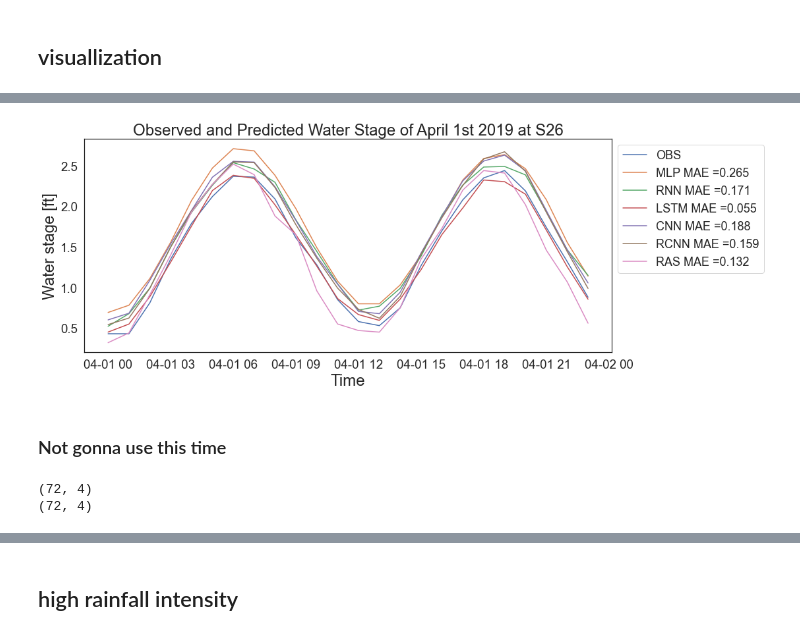
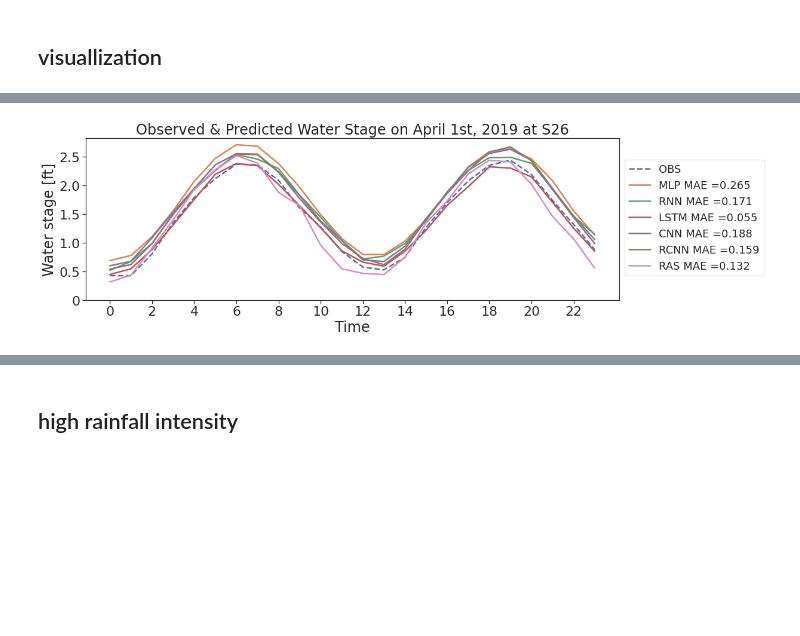
Before and after one commit to JimengShi/DL-WaLeF, a Jupyter notebook: post_processing/Post-processing.ipynb, the cells around one changed output, grey strips where cells are left out. Drawn from its saved outputs; the diff is of its cells as text; code cells hidden in the pictures; blank space fills up the shorter version.

```diff
--- a/post_processing/Post-processing.ipynb
+++ b/post_processing/Post-processing.ipynb
@@ -166,0 +197,4 @@ print(rmse(true_to_seires.iloc[:, 92:96], conv_rnn.iloc[:, 92:96]))
+# %%
+error_ras_concat = pd.concat([error_ras.loc[:, 'S1_ERROR'], error_ras.loc[:, 'S25A_TW_ERROR'], error_ras.loc[:, 'S25B_TW_ERROR'], error_ras.loc[:, 'S26_TW_ERROR']], axis=1)
+error_ras_concat = pd.DataFrame(error_ras_concat)
+error_ras_concat
@@ -166,0 +372,7 @@ print(rmse(true_to_seires.iloc[:, 92:96], conv_rnn.iloc[:, 92:96]))
+# %%
+models = ['MLP', 'RNN', 'LSTM', 'CNN', 'RCNN']
+for i in range(len(models)):
+    print("Model:", models[i])
+    model = error_model_concat_16st.iloc[:, i]
+    print(len(model[model > 0.5]) / len(model) * 100 + len(model[model < -0.5]) / len(model) * 100)
+    print('     ')
@@ -166,0 +422,7 @@ print(rmse(true_to_seires.iloc[:, 92:96], conv_rnn.iloc[:, 92:96]))
+# %%
+models = ['MLP', 'RNN', 'LSTM', 'CNN', 'RCNN']
+for i in range(len(models)):
+    print("Model:", models[i])
+    model = error_model_concat_24st.iloc[:, i]
+    print(len(model[model > 0.5]) / len(model) * 100 + len(model[model < -0.5]) / len(model) * 100)
+    print('     ')
@@ -400,7 +707,7 @@ print(mae(true_to_seires.iloc[:, -1], conv_rnn.iloc[:, -1]))
 # %% [markdown]
 ## Violin plot 3.1.2
 # %%
-hecras = pd.read_csv('C:/Users/59713/Desktop/ML optimal flow/ML/Task2/task-2.csv')
+hecras = pd.read_csv('../data/task-2.csv')
 hecras
 # %% [output]
 |  | Unnamed: 0 | S1 OBS | T1 RAS | T2 RAS S1 | S25A_TW OBS | T2 RAS S25A | S25B_TW OBS | T2 RAS S25B | ... |
@@ -794,39 +1092,35 @@ plt.show()
 # %%
 df_p3 = pd.DataFrame(columns = ['OBS', 'MLP', 'RNN', 'LSTM', 'CNN', 'RCNN', 'RAS'])
 df_p3.iloc[:, 0] = obs_1d.iloc[:, 3]
 df_p3.iloc[:, 1] = mlp_1920_1d_r[:, 3]
 df_p3.iloc[:, 2] = rnn_1920_1d_r[:, 3]
 df_p3.iloc[:, 3] = lstm_1920_1d_r[:, 2]
 df_p3.iloc[:, 4] = conv_mlp_1920_1d_r[:, 3]
 df_p3.iloc[:, 5] = conv_rnn_1920_1d_r[:, 3]
 df_p3.iloc[:, 6] = ras_1d.iloc[:, 3]
 
-plt.rcParams["figure.figsize"] = (16, 6)
-sns.set(style = 'white')
-sns.set_theme(style="white", font_scale=1.7)
-fig, ax = plt.subplots(facecolor='white')
-plt.plot(df_p3, label=('OBS',
-                      'MLP MAE ={}'.format(float("{:.3f}".format(mae(df_p3.iloc[:, 0], df_p3.iloc[:, 1])))),
-                      'RNN MAE ={}'.format(float("{:.3f}".format(mae(df_p3.iloc[:, 0], df_p3.iloc[:, 2])))),
-                      'LSTM MAE ={}'.format(float("{:.3f}".format(mae(df_p3.iloc[:, 0], df_p3.iloc[:, 3])))),
-                      'CNN MAE ={}'.format(float("{:.3f}".format(mae(df_p3.iloc[:, 0], df_p3.iloc[:, 4])))),
-                      'RCNN MAE ={}'.format(float("{:.3f}".format(mae(df_p3.iloc[:, 0], df_p3.iloc[:, 5])))),
-                      'RAS MAE ={}'.format(float("{:.3f}".format(mae(df_p3.iloc[:, 0], df_p3.iloc[:, 6]))))
-                      ))
+
+plt.rcParams["figure.figsize"] = (16, 5)
+
+LINEWIDTH = 2.5
+plt.plot(df_p3.iloc[:, 0].values, linestyle='--', linewidth=LINEWIDTH, label='OBS')
+plt.plot(df_p3.iloc[:, 1].values, linewidth=LINEWIDTH, label='MLP MAE ={}'.format(float("{:.3f}".format(mae(df_p3.iloc[:, 0], df_p3.iloc[:, 1])))))
+plt.plot(df_p3.iloc[:, 2].values, linewidth=LINEWIDTH, label='RNN MAE ={}'.format(float("{:.3f}".format(mae(df_p3.iloc[:, 0], df_p3.iloc[:, 2])))))
+plt.plot(df_p3.iloc[:, 3].values, linewidth=LINEWIDTH, label='LSTM MAE ={}'.format(float("{:.3f}".format(mae(df_p3.iloc[:, 0], df_p3.iloc[:, 3])))))
+plt.plot(df_p3.iloc[:, 4].values, linewidth=LINEWIDTH, label='CNN MAE ={}'.format(float("{:.3f}".format(mae(df_p3.iloc[:, 0], df_p3.iloc[:, 4])))))
+plt.plot(df_p3.iloc[:, 5].values, linewidth=LINEWIDTH, label='RCNN MAE ={}'.format(float("{:.3f}".format(mae(df_p3.iloc[:, 0], df_p3.iloc[:, 5])))))
+plt.plot(df_p3.iloc[:, 6].values, linewidth=LINEWIDTH, label='RAS MAE ={}'.format(float("{:.3f}".format(mae(df_p3.iloc[:, 0], df_p3.iloc[:, 6])))))
+
+plt.tick_params(axis='both', which='both', bottom='on', left='on', labelbottom='on', labelleft='on')
+
 plt.xlabel('Time', fontsize=24)
 plt.ylabel('Water stage [ft]', fontsize=24)
-plt.legend(fontsize=18, bbox_to_anchor=(1.0, 1.0))
-plt.title('Observed and Predicted Water Stage of April 1st 2019 at S26', fontsize=24)
+plt.xticks(np.arange(0, 24, step=2), [i for i in range(0, 24, 2)], fontsize=22)
+plt.yticks(np.arange(0, 3, step=0.5), [0, 0.5, 1.0, 1.5, 2.0, 2.5], fontsize=22)
+plt.title('Observed & Predicted Water Stage on April 1st, 2019 at S26', fontsize=24)
+plt.legend(fontsize=18, bbox_to_anchor=(1.0, 0.9))
 
-plt.subplots_adjust(left=0.1,
-                    bottom=0.15,
-                    right=0.795,
-                    top=0.9,
-                    wspace=0.1,
-                    hspace=0.5)
-plt.savefig('figure/7.4.png')
+plt.savefig('../figures/7-4.png', bbox_inches='tight', dpi=400)
 plt.show()
 # %% [output]
-[figure, old version]
+[figure, new version]
-# %% [markdown]
-### Not gonna use this time
@@ -841,6 +1126,0 @@ obs_3d = obs.iloc[3624:3696, :]
-# %%
-print(mlp_1920_3d.shape)
-print(obs_3d.shape)
-# %% [output]
-(72, 4)
-(72, 4)
```
Also changed, not shown: parts of 80 cells of this notebook.
